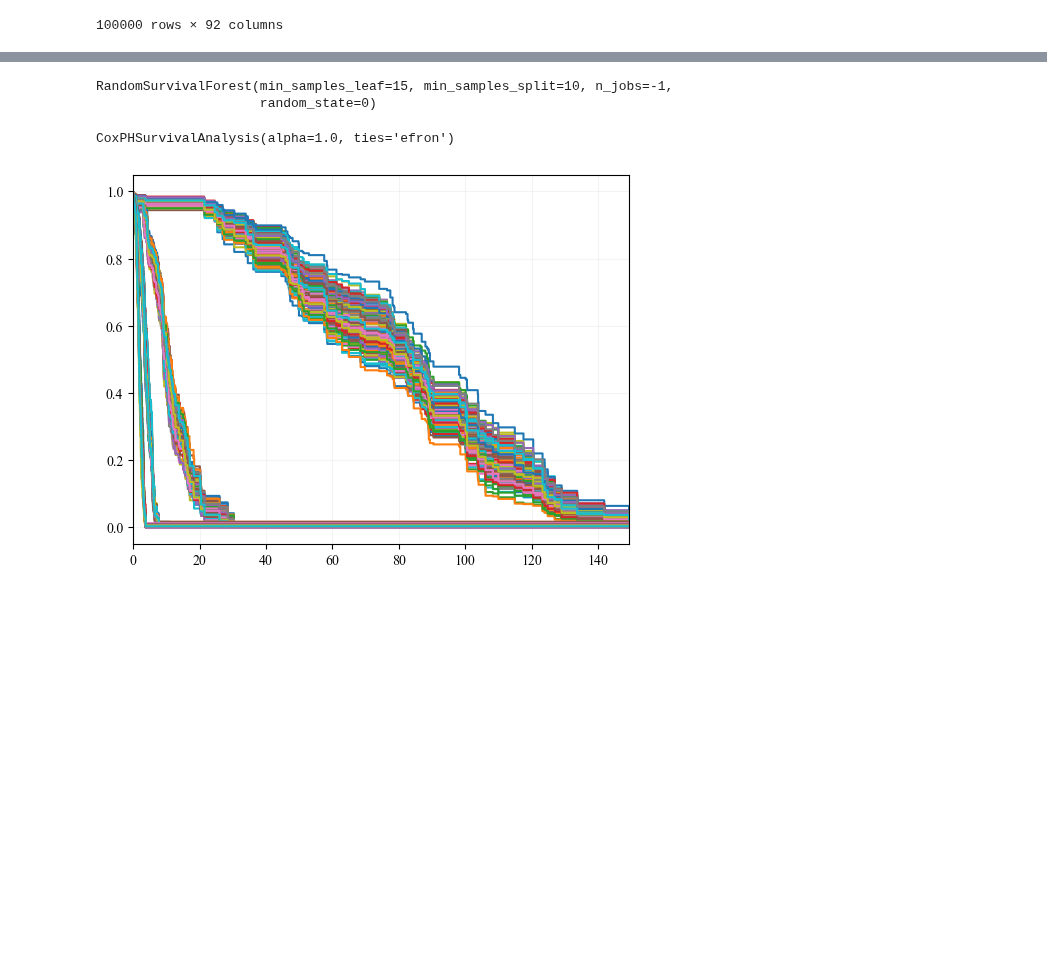
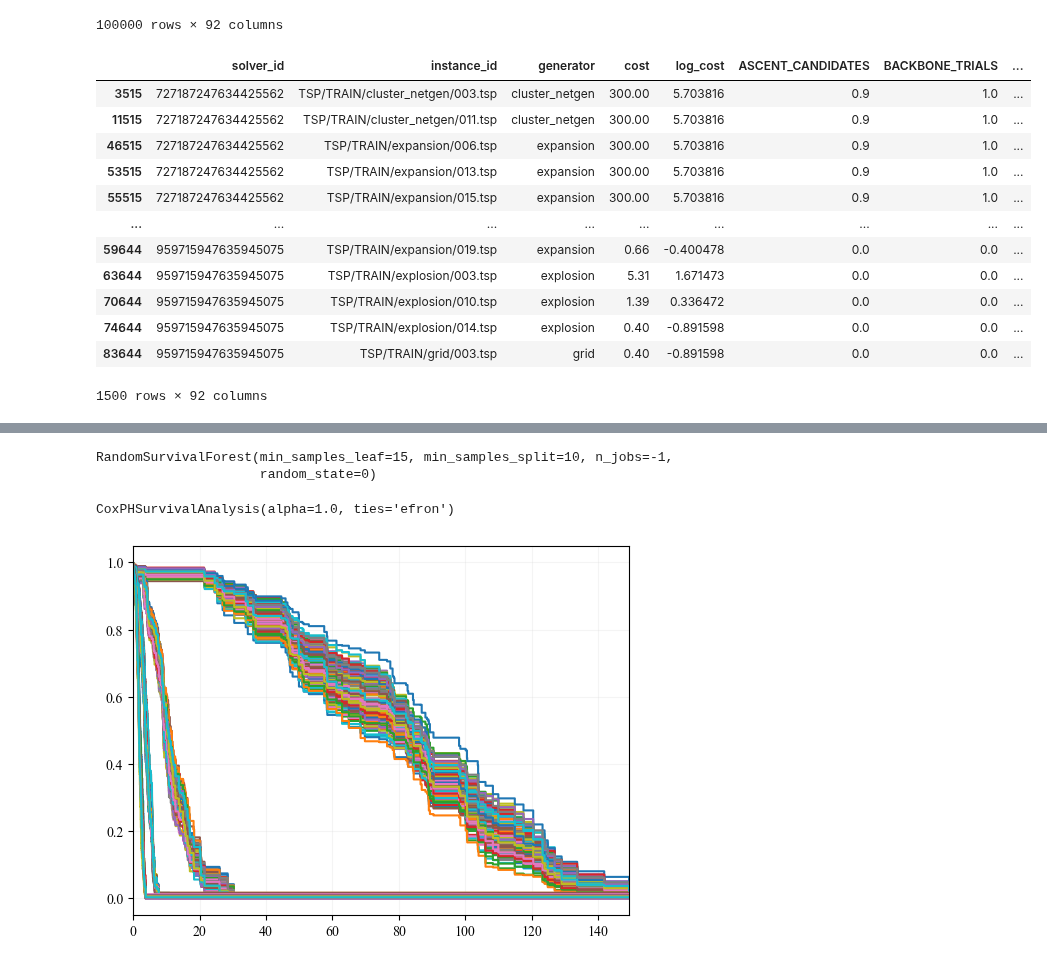
Before and after one commit to zakrzewow/raw-algorithm-portfolios, a Jupyter notebook: archive/phase1/test_sksurv_rf.ipynb, the cells around one changed output, grey strips where cells are left out. Cells and saved outputs as stored; diff of their text form; code cells hidden in the pictures; blank space fills up the shorter version.

```diff
--- a/archive/phase1/test_sksurv_rf.ipynb
+++ b/archive/phase1/test_sksurv_rf.ipynb
@@ -72,32 +72,55 @@ df_train = df.loc[train_idx]
 # %%
 train_idx, test_idx = next(get_n_splits(df, n=2, instance_number=10, solver_number=300, random_state=0))
 
 rng = np.random.default_rng(0)
 df_train = df.loc[train_idx]
 
-cut_off_per_instance = df_train.groupby("instance_id")["cost"].quantile(0.5)
-cut_off = df_train["instance_id"].map(cut_off_per_instance).to_numpy() # add some noise to the cut-off
-cut_off *= rng.normal(1, 0.5, size=cut_off.shape) # add some noise to the cut-off
-cut_off = np.clip(cut_off, 0.01, None) # clip to 0
+unique_solvers = df_train["solver_id"].unique()
+solver_permutation = rng.permutation(unique_solvers)
+solver_order = {solver_id: order for order, solver_id in enumerate(solver_permutation)}
+df_train["solver_order"] = df_train["solver_id"].map(solver_order)
+df_train = df_train.sort_values(["solver_order", "instance_id"])
+cum_min_cost = df_train.groupby("instance_id")["cost"].cummin()
+df_train = df_train.drop(columns=["solver_order"])
+df_train
+
+
+# cut_off = df_train["instance_id"].map(cut_off_per_instance).to_numpy() # add some noise to the cut-off
+# cut_off *= rng.normal(1, 0.5, size=cut_off.shape) # add some noise to the cut-off
+# cut_off = np.clip(cut_off, 0.01, None) # clip to 0
 
 # cut_off_per_instance = df_train.groupby("instance_id")["cost"].min()
 # cut_off = df_train["instance_id"].map(cut_off_per_instance).to_numpy()
 # cut_off += rng.lognormal(mean=0, sigma=0.5, size=cut_off.shape)
 
-X_train = df_train.drop(columns=["solver_id", "instance_id", "generator", "cost", "log_cost"])
-y_train = np.zeros(X_train.shape[0], dtype=[('is_censored', bool), ('cost', float)])
-y_train['is_censored'] = (df_train["cost"] >= cut_off).to_numpy()
-y_train['cost'] = df_train["cost"].clip(upper=cut_off)
+# X_train = df_train.drop(columns=["solver_id", "instance_id", "generator", "cost", "log_cost"])
+# y_train = np.zeros(X_train.shape[0], dtype=[('is_censored', bool), ('cost', float)])
+# y_train['is_censored'] = (df_train["cost"] >= cut_off).to_numpy()
+# y_train['cost'] = df_train["cost"].clip(upper=cut_off)
 
-df_test = df.loc[test_idx]
-X_test = df_test.drop(columns=["solver_id", "instance_id", "generator", "cost", "log_cost"])
+# df_test = df.loc[test_idx]
+# X_test = df_test.drop(columns=["solver_id", "instance_id", "generator", "cost", "log_cost"])
 # cut_off = np.exp(rng.uniform(0, 6, size=df_test.shape[0]))
 # y_test = np.zeros(X_test.shape[0], dtype=[('is_censored', bool), ('cost', float)])
 # y_test['is_censored'] = (df_test["cost"] >= cut_off).to_numpy()
 # y_test['cost'] = df_test["cost"].clip(upper=cut_off)
 
-from sklearn.preprocessing import StandardScaler
+# from sklearn.preprocessing import StandardScaler
 
-scaler = StandardScaler()
-X_train = scaler.fit_transform(X_train)
-X_test = scaler.transform(X_test)
+# scaler = StandardScaler()
+# X_train = scaler.fit_transform(X_train)
+# X_test = scaler.transform(X_test)
+# %% [output]
+|  | solver_id | instance_id | generator | cost | log_cost | ASCENT_CANDIDATES | BACKBONE_TRIALS | ... |
+| 3515 | 727187247634425562 | TSP/TRAIN/cluster_netgen/003.tsp | cluster_netgen | 300.00 | 5.703816 | 0.9 | 1.0 | ... |
+| 11515 | 727187247634425562 | TSP/TRAIN/cluster_netgen/011.tsp | cluster_netgen | 300.00 | 5.703816 | 0.9 | 1.0 | ... |
+| 46515 | 727187247634425562 | TSP/TRAIN/expansion/006.tsp | expansion | 300.00 | 5.703816 | 0.9 | 1.0 | ... |
+| 53515 | 727187247634425562 | TSP/TRAIN/expansion/013.tsp | expansion | 300.00 | 5.703816 | 0.9 | 1.0 | ... |
+| 55515 | 727187247634425562 | TSP/TRAIN/expansion/015.tsp | expansion | 300.00 | 5.703816 | 0.9 | 1.0 | ... |
+| ... | ... | ... | ... | ... | ... | ... | ... | ... |
+| 59644 | 959715947635945075 | TSP/TRAIN/expansion/019.tsp | expansion | 0.66 | -0.400478 | 0.0 | 0.0 | ... |
+| 63644 | 959715947635945075 | TSP/TRAIN/explosion/003.tsp | explosion | 5.31 | 1.671473 | 0.0 | 0.0 | ... |
+| 70644 | 959715947635945075 | TSP/TRAIN/explosion/010.tsp | explosion | 1.39 | 0.336472 | 0.0 | 0.0 | ... |
+| 74644 | 959715947635945075 | TSP/TRAIN/explosion/014.tsp | explosion | 0.40 | -0.891598 | 0.0 | 0.0 | ... |
+| 83644 | 959715947635945075 | TSP/TRAIN/grid/003.tsp | grid | 0.40 | -0.891598 | 0.0 | 0.0 | ... |
+1500 rows × 92 columns
```
Also changed, not shown: parts of 3 cells of this notebook.
